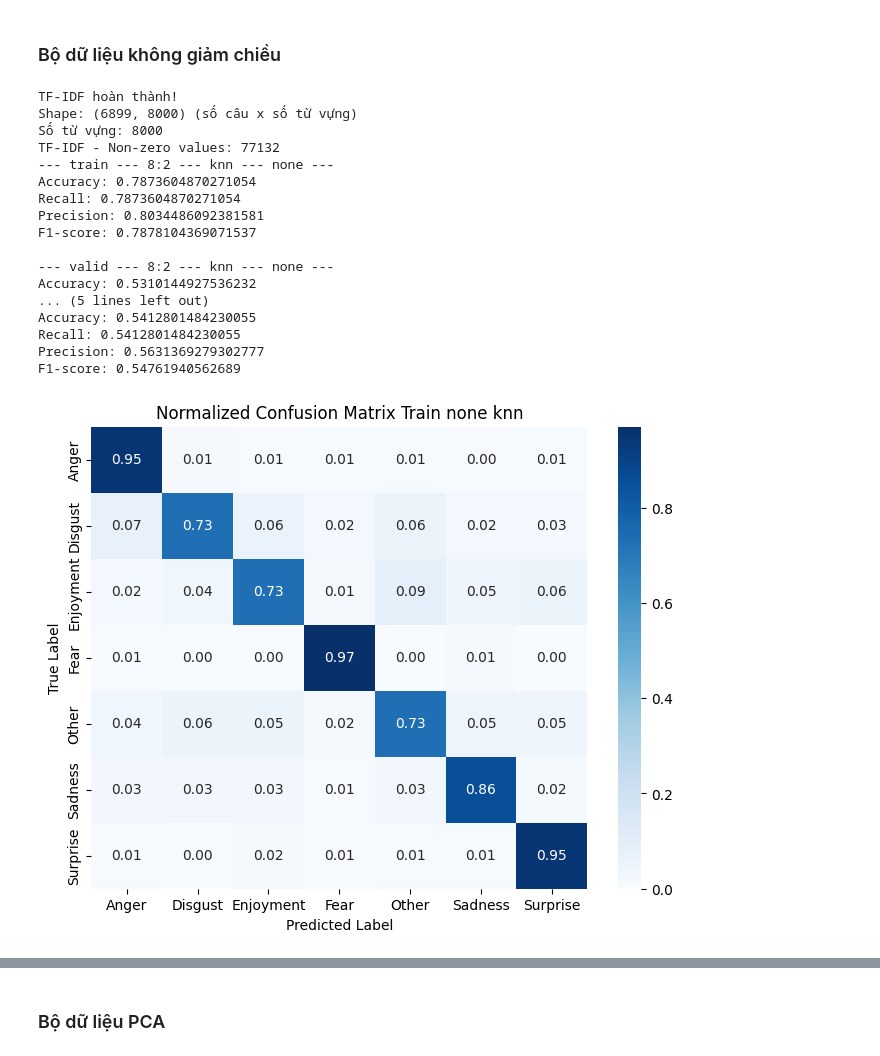
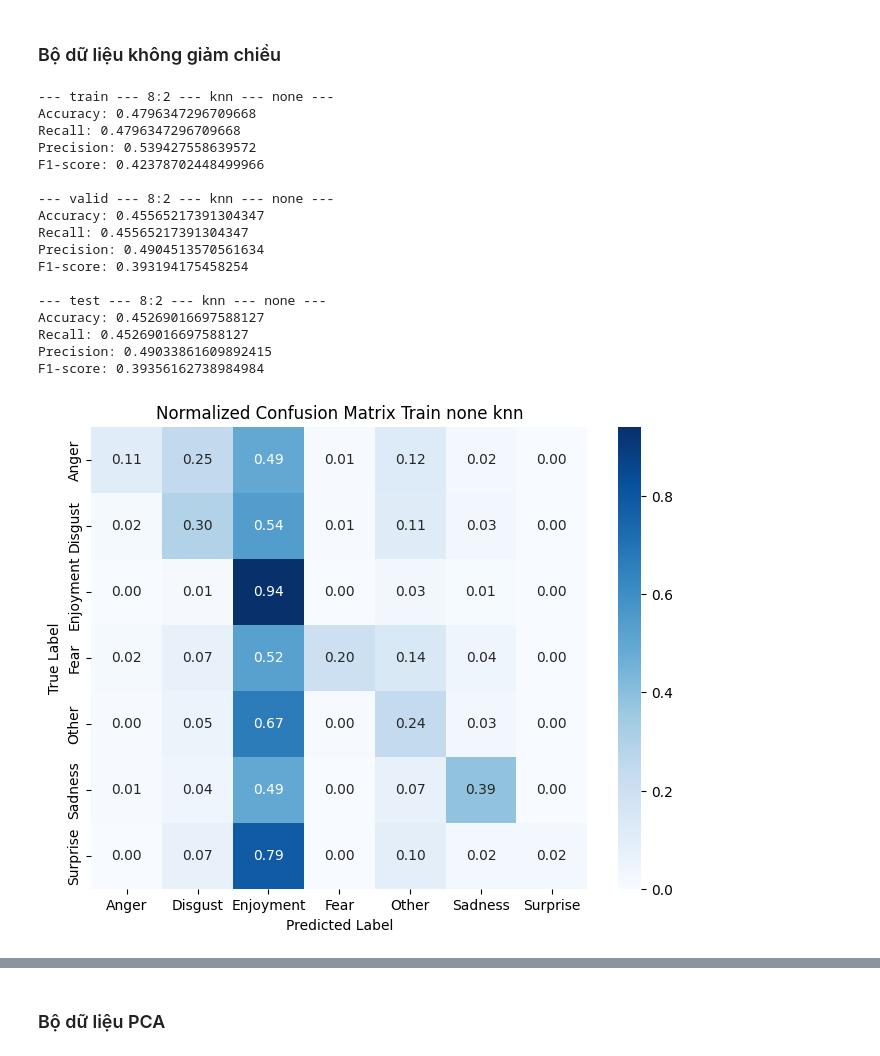
Before and after one commit to maiduyen05/emotion-recognize, a Jupyter notebook: src/modeling.ipynb, the cells around one changed output, grey strips where cells are left out. Drawn from its saved outputs; the diff is of its cells as text; code cells hidden in the pictures.

Commit message:
add regression + fix classify

```diff
--- a/src/modeling.ipynb
+++ b/src/modeling.ipynb
@@ -301,3 +347,19 @@ def pipeline_modeling(df_train_valid, df_test, train_size, valid_size, random_st
+# %%
+def pipeline_modeling(X_train, X_valid, X_test, y_train, y_valid, y_test,
+                      model_type='logistic_regression', max_iter=1000, metric='cosine', model_params=None):
+
+    if model_params is None:
+        model_params = {}
+
+    # Huấn luyện mô hình
+    model = use_model(
+        model_type, X_train, y_train, metric=metric, max_iter=max_iter, **model_params
+    )
+
+    # Dự đoán
+    y_pred_train, y_pred_valid, y_pred_test = predict(model, X_train, X_valid, X_test)
+
+    return model, [X_train, y_train], [X_valid, y_valid], [X_test, y_test], [y_pred_train, y_pred_valid, y_pred_test]
 # %% [markdown]
 ## Đánh giá độ chính xác và trực quan
 # %%
@@ -336,3 +398,11 @@ def pipeline_evaluation(y_train, y_valid, y_test,
 ## Logistic Regression
 # %% [markdown]
 ### Bộ dữ liệu không giảm chiều
+# %%
+X_train_82, X_valid_82, X_test_82, y_train_82, y_valid_82, y_test_82, tfidf_vec_82, disc_model_82 = prepare_data_for_modeling(
+    train_valid_processed_comments,
+    test_processed_comments,
+    train_size=8,
+    valid_size=2,
+    discriminant="none"
+)
@@ -486,42 +568,40 @@ F1-score: 0.2717213407697231
 # %% [markdown]
 ### Bộ dữ liệu không giảm chiều
 # %%
-model_2, train_2, valid_2, test_2, pred_2 = pipeline_modeling(
-    train_valid_processed_comments,
-    test_processed_comments,
-    train_size=8,
-    valid_size=2,
-    discriminant="none",
+# Chạy KNN trên bộ dữ liệu không giảm chiều
+model_82_knn, train_82_knn, valid_82_knn, test_82_knn, pred_82_knn = pipeline_modeling(
+    X_train_82, X_valid_82, X_test_82,
+    y_train_82, y_valid_82, y_test_82,
     model_type="knn"
 )
 
-y_train_2, y_valid_2, y_test_2 = train_2[1], valid_2[1], test_2[1]
-y_pred_train_2, y_pred_valid_2, y_pred_test_2 = pred_2
+y_train_82_knn, y_valid_82_knn, y_test_82_knn = train_82_knn[1], valid_82_knn[1], test_82_knn[1]
+y_pred_train_82_knn, y_pred_valid_82_knn, y_pred_test_82_knn = pred_82_knn
 
 pipeline_evaluation(
-    y_train_1, y_valid_1, y_test_1,
-    y_pred_train_1, y_pred_valid_1, y_pred_test_1,
+    y_train_82_knn, y_valid_82_knn, y_test_82_knn,
+    y_pred_train_82_knn, y_pred_valid_82_knn, y_pred_test_82_knn,
     train_size=8, valid_size=2,
     discriminant="none",
     model_type="knn",
     show_plot=True
 )
 # %% [output]
-TF-IDF hoàn thành!
-Shape: (6899, 8000) (số câu x số từ vựng)
-Số từ vựng: 8000
-TF-IDF - Non-zero values: 77132
 --- train --- 8:2 --- knn --- none ---
-Accuracy: 0.7873604870271054
-Recall: 0.7873604870271054
-Precision: 0.8034486092381581
-F1-score: 0.7878104369071537
+Accuracy: 0.4796347296709668
+Recall: 0.4796347296709668
+Precision: 0.539427558639572
+F1-score: 0.42378702448499966
 
 --- valid --- 8:2 --- knn --- none ---
-Accuracy: 0.5310144927536232
-... (5 lines left out)
-Accuracy: 0.5412801484230055
-Recall: 0.5412801484230055
-Precision: 0.5631369279302777
-F1-score: 0.54761940562689
+Accuracy: 0.45565217391304347
+Recall: 0.45565217391304347
+Precision: 0.4904513570561634
+F1-score: 0.393194175458254
+
+--- test --- 8:2 --- knn --- none ---
+Accuracy: 0.45269016697588127
+Recall: 0.45269016697588127
+Precision: 0.49033861609892415
+F1-score: 0.39356162738984984
-[figure, old version]
+[figure, new version]
```
Also changed, not shown: parts of 95 cells of this notebook, 1 other file.
